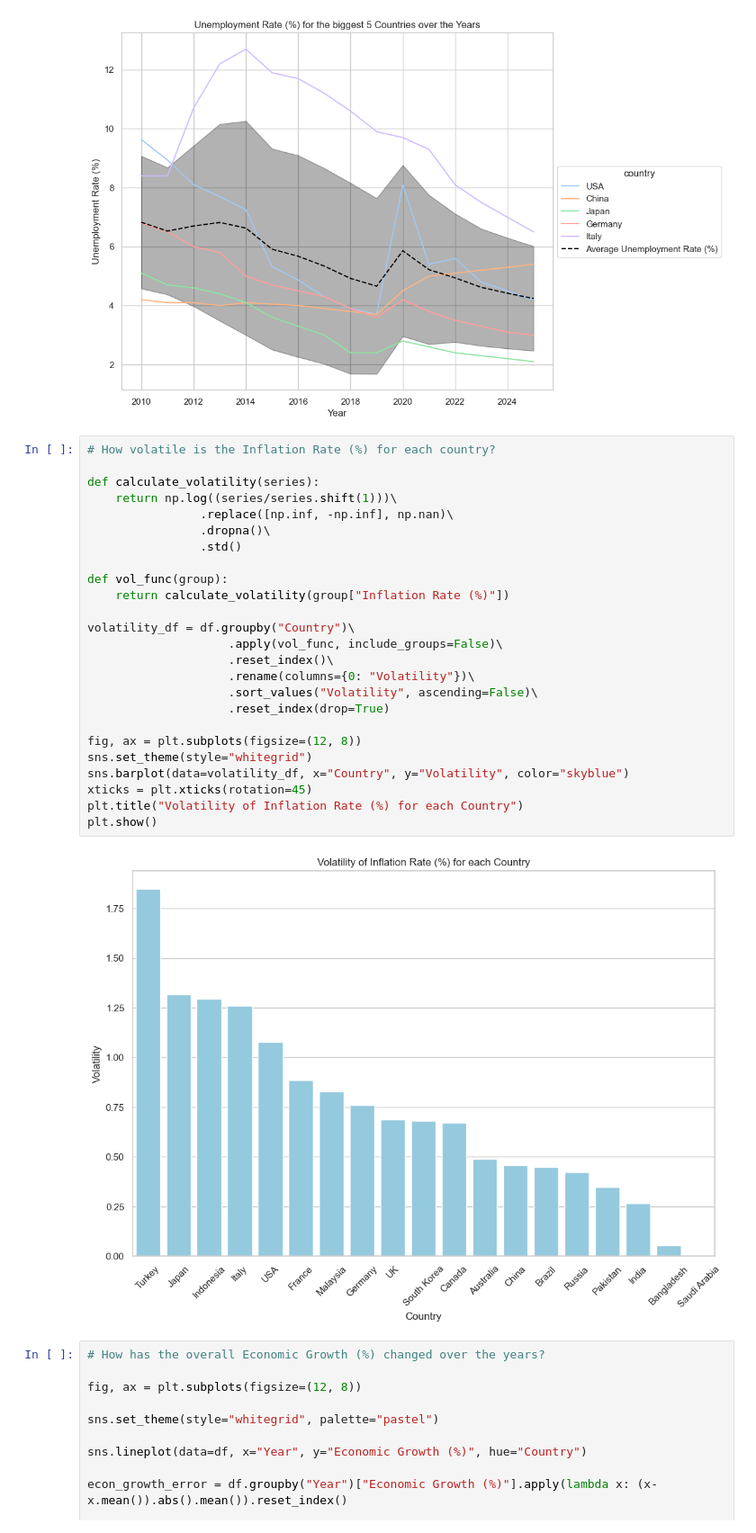
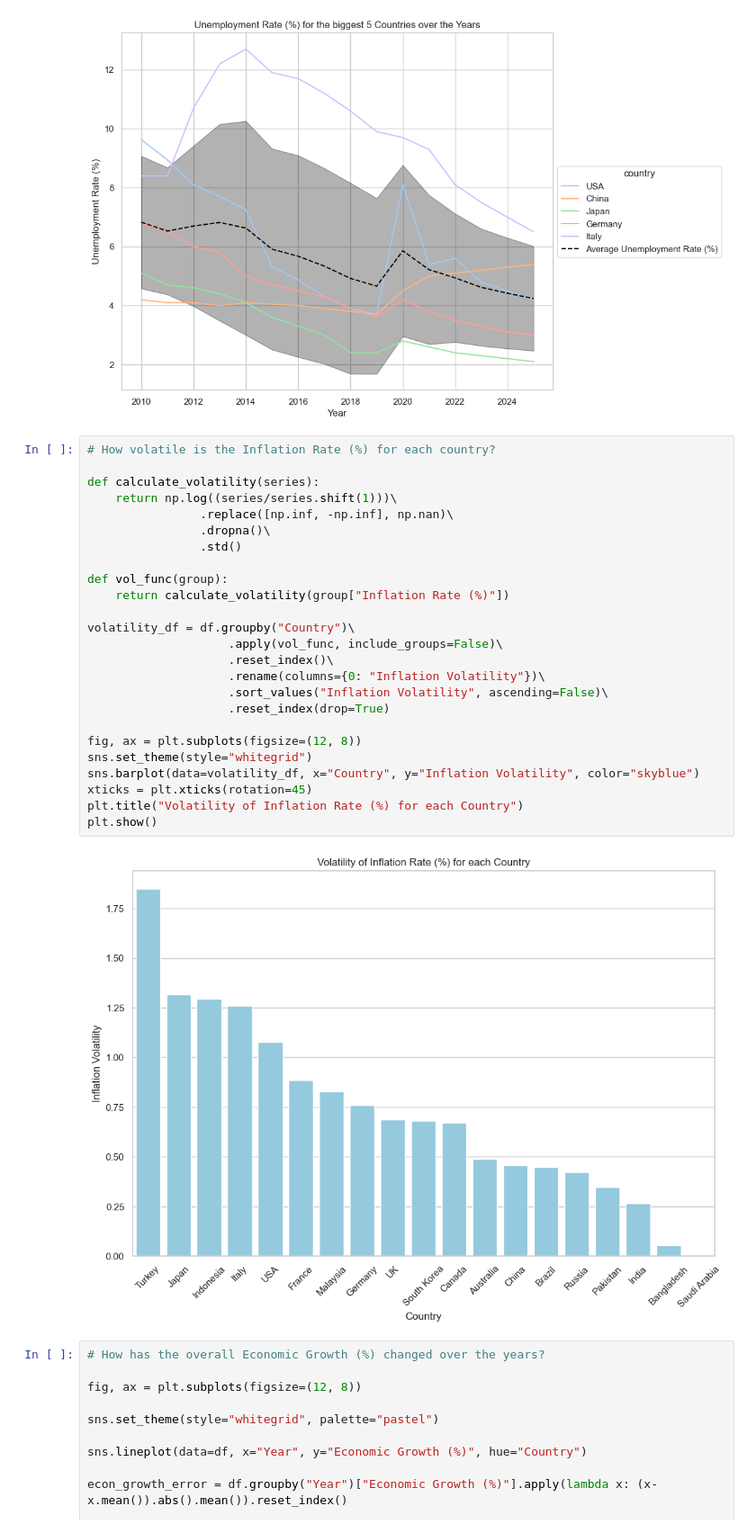
Before and after one commit to eric-kaufmann/economic-values, a Jupyter notebook: analysis.ipynb, the cells around one changed output. Shown at 90% size. Drawn from its saved outputs; the diff is of its cells as text.

```diff
--- a/analysis.ipynb
+++ b/analysis.ipynb
@@ -327,30 +327,30 @@ plt.show()
 # %%
 # How volatile is the Inflation Rate (%) for each country?
 
 def calculate_volatility(series):
     return np.log((series/series.shift(1)))\
                 .replace([np.inf, -np.inf], np.nan)\
                 .dropna()\
                 .std()
 
 def vol_func(group):
     return calculate_volatility(group["Inflation Rate (%)"])
 
 volatility_df = df.groupby("Country")\
                     .apply(vol_func, include_groups=False)\
                     .reset_index()\
-                    .rename(columns={0: "Volatility"})\
-                    .sort_values("Volatility", ascending=False)\
+                    .rename(columns={0: "Inflation Volatility"})\
+                    .sort_values("Inflation Volatility", ascending=False)\
                     .reset_index(drop=True)
 
 fig, ax = plt.subplots(figsize=(12, 8))
 sns.set_theme(style="whitegrid")
-sns.barplot(data=volatility_df, x="Country", y="Volatility", color="skyblue")
+sns.barplot(data=volatility_df, x="Country", y="Inflation Volatility", color="skyblue")
 xticks = plt.xticks(rotation=45)
 plt.title("Volatility of Inflation Rate (%) for each Country")
 plt.show()
 # %% [output]
-[figure, old version]
+[figure, new version]
 # %%
 # How has the overall Economic Growth (%) changed over the years?
 
```
Also changed, not shown: parts of 2 cells of this notebook.
